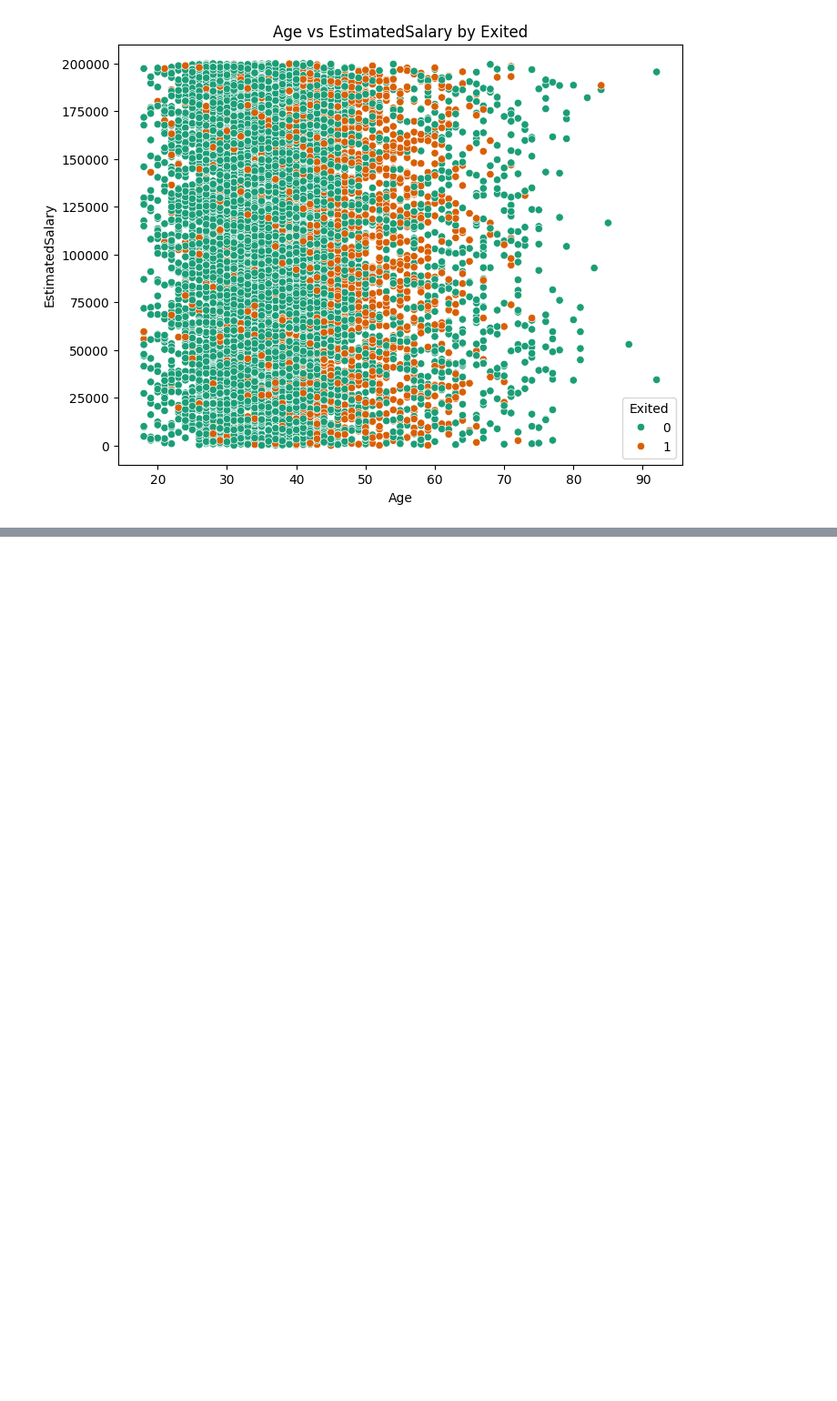
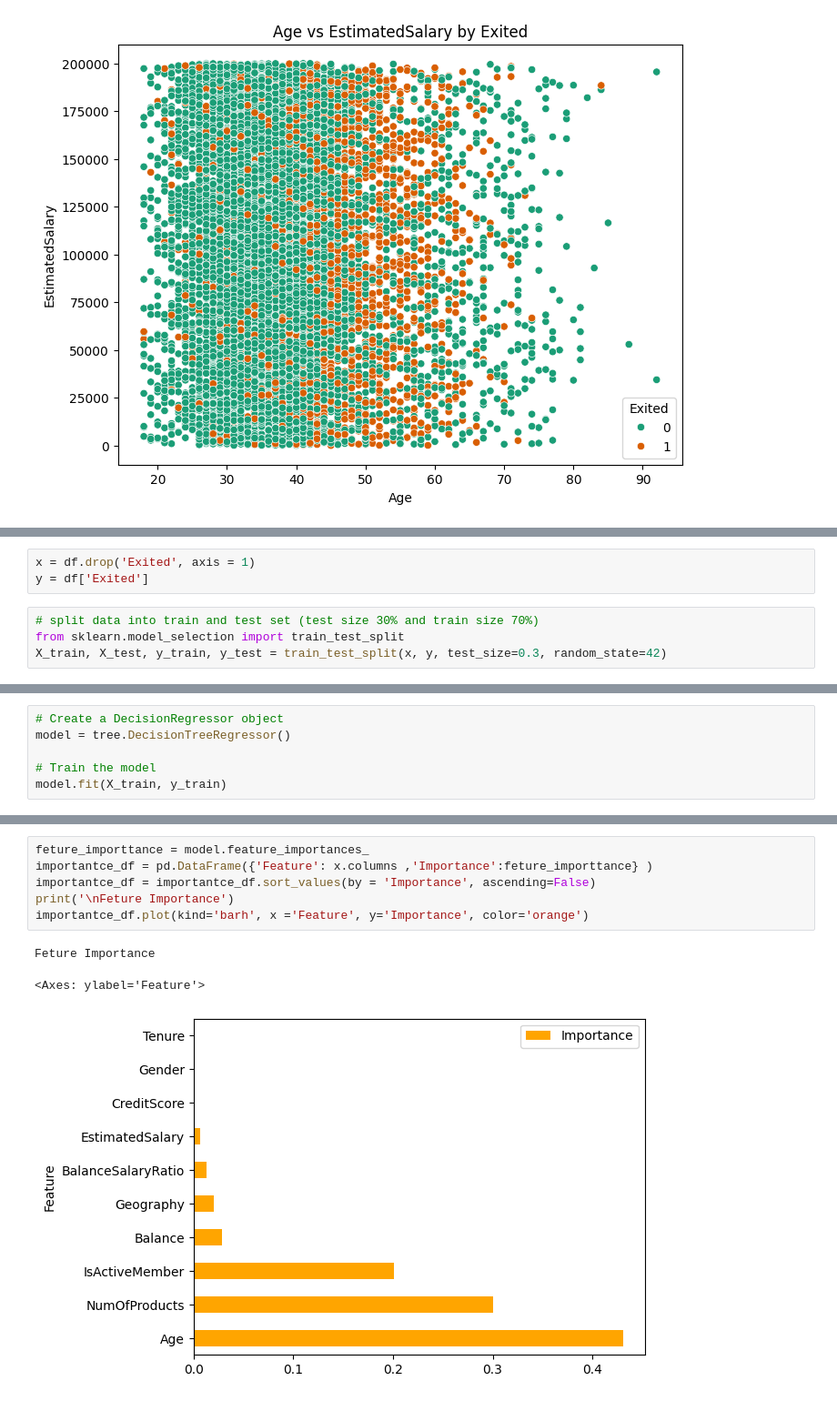
Before and after one commit to nguyenhuynhtu11/CreditCard_Churn, a Jupyter notebook: CreditCard_Customer_Churn.ipynb, the cells around one changed output, grey strips where cells are left out. Shown at 91% size. Saved outputs shown, nothing was run; the diff lists cells and outputs as text; blank space fills up the shorter version.

```diff
--- a/CreditCard_Customer_Churn.ipynb
+++ b/CreditCard_Customer_Churn.ipynb
@@ -244,0 +284,7 @@ sns.heatmap(df.corr(), annot = True)
+# %%
+x = df.drop('Exited', axis = 1)
+y = df['Exited']
+# %%
+# split data into train and test set (test size 30% and train size 70%)
+from sklearn.model_selection import train_test_split
+X_train, X_test, y_train, y_test = train_test_split(x, y, test_size=0.3, random_state=42)
@@ -244,0 +302,6 @@ sns.heatmap(df.corr(), annot = True)
+# %%
+# Create a DecisionRegressor object
+model = tree.DecisionTreeRegressor()
+
+# Train the model
+model.fit(X_train, y_train)
@@ -244,0 +335,10 @@ sns.heatmap(df.corr(), annot = True)
+# %%
+feture_importtance = model.feature_importances_
+importantce_df = pd.DataFrame({'Feature': x.columns ,'Importance':feture_importtance} )
+importantce_df = importantce_df.sort_values(by = 'Importance', ascending=False)
+print('\nFeture Importance')
+importantce_df.plot(kind='barh', x ='Feature', y='Importance', color='orange')
+# %% [output]
+Feture Importance
+<Axes: ylabel='Feature'>
+[figure, added]
```
Also changed, not shown: parts of 36 cells of this notebook.
